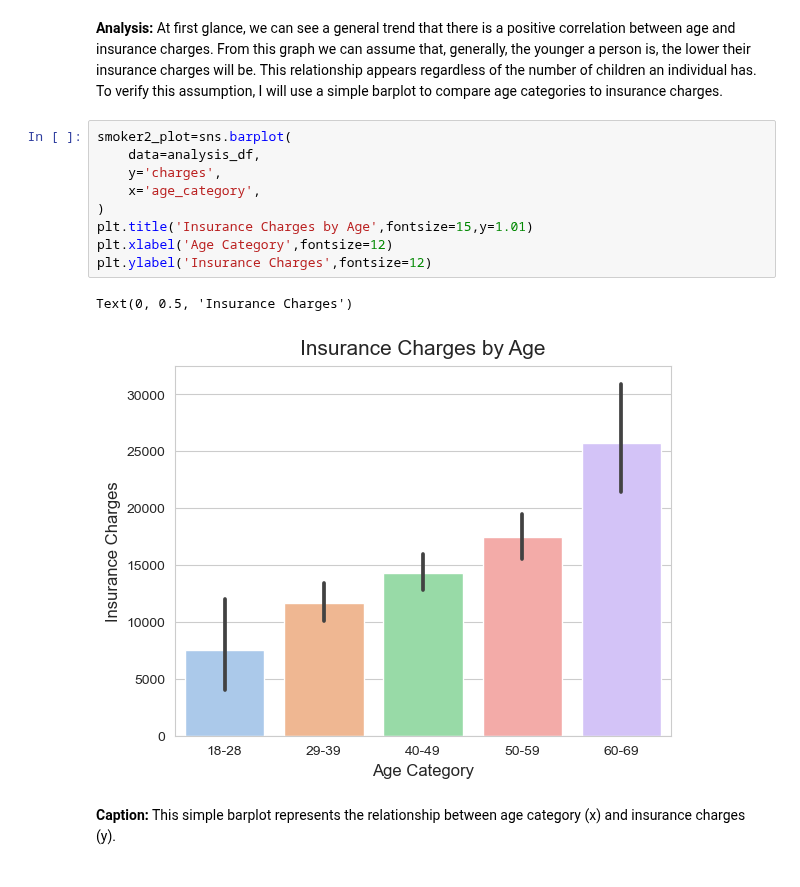
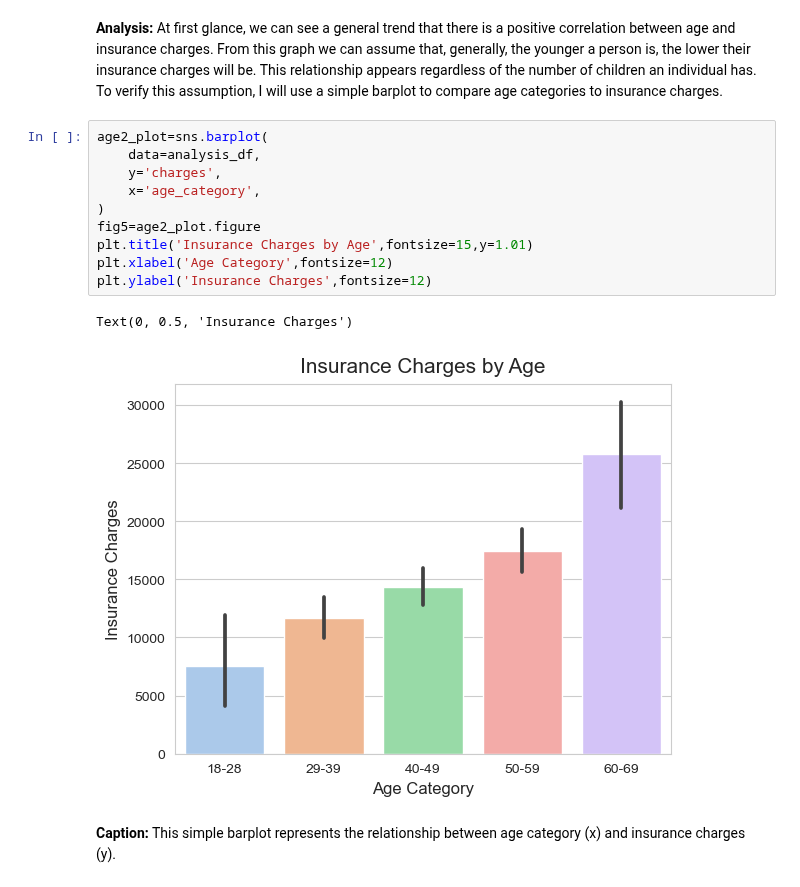
Before and after one commit to ubco-W2022T2-data301/project-group-group25, a Jupyter notebook: analysis/analysis3.ipynb, the cells around one changed output. Cells and saved outputs as stored; diff of their text form.

```diff
--- a/analysis/analysis3.ipynb
+++ b/analysis/analysis3.ipynb
@@ -551,17 +551,18 @@ age_plot.legend(loc='center left', bbox_to_anchor=(1,0.8),title='Age Category')
 # %% [markdown]
 **Analysis:** At first glance, we can see a general trend that there is a positive correlation between age and insurance charges. From this graph we can assume that, generally, the younger a person is, the lower their insurance charges will be. This relationship appears regardless of the number of children an individual has. To verify this assumption, I will use a simple barplot to compare age categories to insurance charges.
 # %%
-smoker2_plot=sns.barplot(
+age2_plot=sns.barplot(
     data=analysis_df,
     y='charges',
     x='age_category',
 )
+fig5=age2_plot.figure
 plt.title('Insurance Charges by Age',fontsize=15,y=1.01)
 plt.xlabel('Age Category',fontsize=12)
 plt.ylabel('Insurance Charges',fontsize=12)
 # %% [output]
 Text(0, 0.5, 'Insurance Charges')
-[figure, old version]
+[figure, new version]
 # %% [markdown]
 **Caption:** This simple barplot represents the relationship between age category (x) and insurance charges (y).
 # %% [markdown]
```
Also changed, not shown: parts of 6 cells of this notebook, 4 other files.
